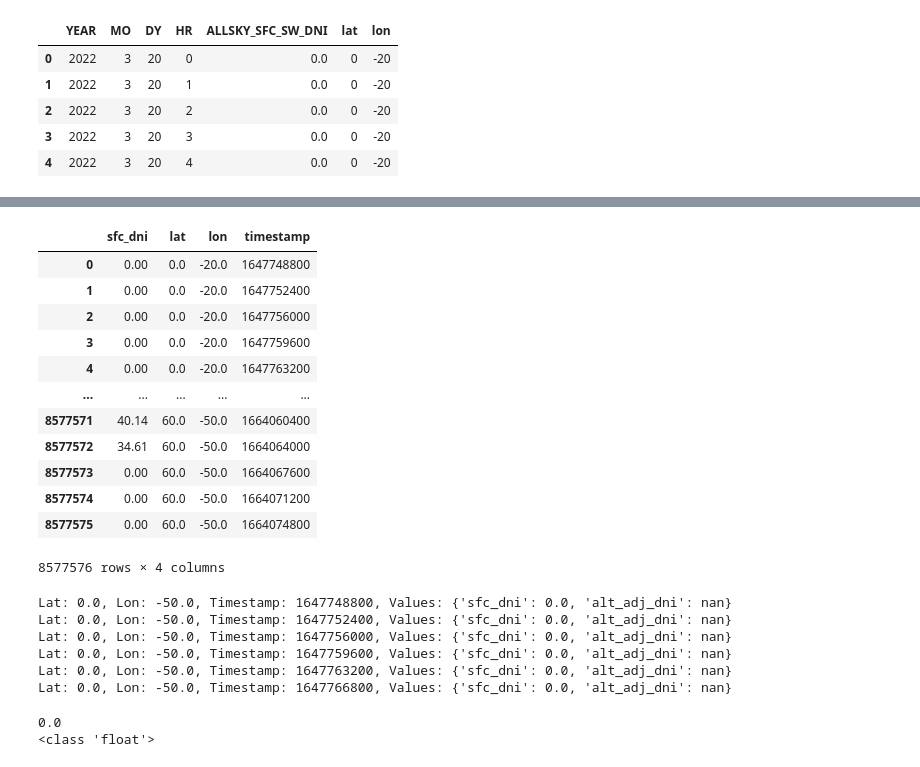
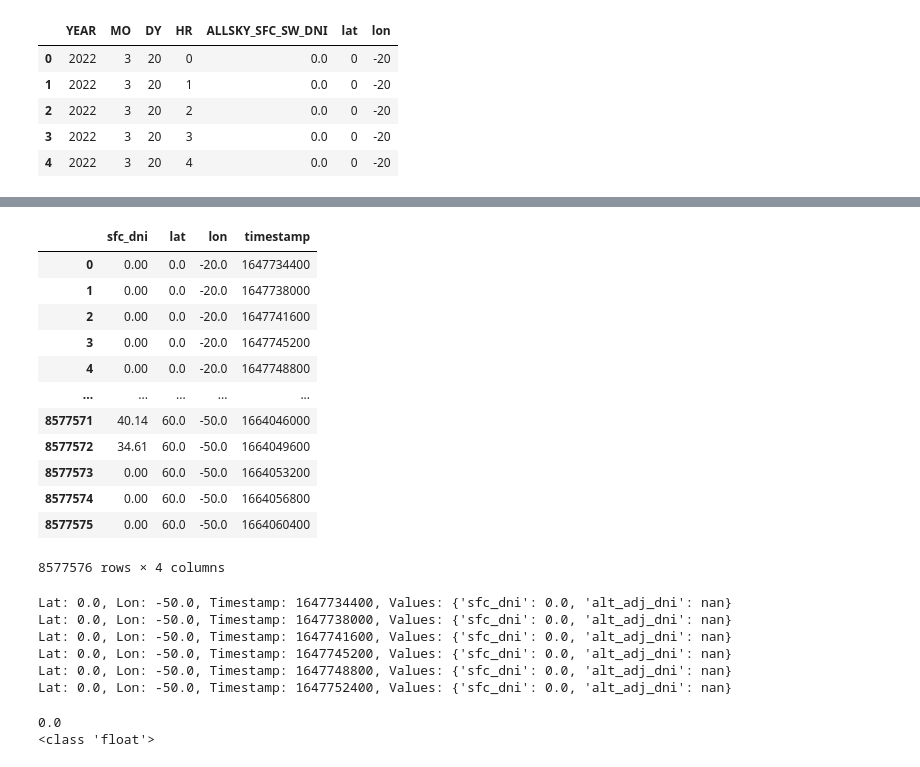
Before and after one commit to aerology-ai/uav-carbon-removal, a Jupyter notebook: solar_irradiance.ipynb, the cells around one changed output, grey strips where cells are left out. Cells and saved outputs as stored; diff of their text form; code cells hidden in the pictures.

```diff
--- a/solar_irradiance.ipynb
+++ b/solar_irradiance.ipynb
@@ -108,29 +109,29 @@ dtype: object
 # %%
 df.rename(columns={'YEAR': 'year', 'MO': 'month', 'DY': 'day', 'HR': 'hour'}, inplace=True)
-df['timestamp'] = pd.to_datetime(df[['year', 'month', 'day', 'hour']])
-df['timestamp'] = df['timestamp'].apply(lambda x: int(time.mktime(x.timetuple())))
+df['timestamp'] = pd.to_datetime(df[['year', 'month', 'day', 'hour']], utc=True)
+df['timestamp'] = df['timestamp'].apply(lambda x: int(x.timestamp()))
 
 df = df.drop(['year', 'month', 'day', 'hour'], axis=1)
 
 # convert lat and lon columns to float
 df['lat'] = df['lat'].astype(float)
 df['lon'] = df['lon'].astype(float)
 
 df.rename(columns={'ALLSKY_SFC_SW_DNI': 'sfc_dni'}, inplace=True)
 df
 # %% [output]
 |  | sfc_dni | lat | lon | timestamp |
-| 0 | 0.00 | 0.0 | -20.0 | 1647748800 |
-| 1 | 0.00 | 0.0 | -20.0 | 1647752400 |
-| 2 | 0.00 | 0.0 | -20.0 | 1647756000 |
-| 3 | 0.00 | 0.0 | -20.0 | 1647759600 |
-| 4 | 0.00 | 0.0 | -20.0 | 1647763200 |
+| 0 | 0.00 | 0.0 | -20.0 | 1647734400 |
+| 1 | 0.00 | 0.0 | -20.0 | 1647738000 |
+| 2 | 0.00 | 0.0 | -20.0 | 1647741600 |
+| 3 | 0.00 | 0.0 | -20.0 | 1647745200 |
+| 4 | 0.00 | 0.0 | -20.0 | 1647748800 |
 | ... | ... | ... | ... | ... |
-| 8577571 | 40.14 | 60.0 | -50.0 | 1664060400 |
-| 8577572 | 34.61 | 60.0 | -50.0 | 1664064000 |
-| 8577573 | 0.00 | 60.0 | -50.0 | 1664067600 |
-| 8577574 | 0.00 | 60.0 | -50.0 | 1664071200 |
-| 8577575 | 0.00 | 60.0 | -50.0 | 1664074800 |
+| 8577571 | 40.14 | 60.0 | -50.0 | 1664046000 |
+| 8577572 | 34.61 | 60.0 | -50.0 | 1664049600 |
+| 8577573 | 0.00 | 60.0 | -50.0 | 1664053200 |
+| 8577574 | 0.00 | 60.0 | -50.0 | 1664056800 |
+| 8577575 | 0.00 | 60.0 | -50.0 | 1664060400 |
 8577576 rows × 4 columns
 # %%
 data_dict = {
@@ -160,12 +161,12 @@ def print_dict_head(data_dict, num_entries=5):
 # Example usage
 print_dict_head(data_dict, 6)
 # %% [output]
+Lat: 0.0, Lon: -50.0, Timestamp: 1647734400, Values: {'sfc_dni': 0.0, 'alt_adj_dni': nan}
+Lat: 0.0, Lon: -50.0, Timestamp: 1647738000, Values: {'sfc_dni': 0.0, 'alt_adj_dni': nan}
+Lat: 0.0, Lon: -50.0, Timestamp: 1647741600, Values: {'sfc_dni': 0.0, 'alt_adj_dni': nan}
+Lat: 0.0, Lon: -50.0, Timestamp: 1647745200, Values: {'sfc_dni': 0.0, 'alt_adj_dni': nan}
 Lat: 0.0, Lon: -50.0, Timestamp: 1647748800, Values: {'sfc_dni': 0.0, 'alt_adj_dni': nan}
 Lat: 0.0, Lon: -50.0, Timestamp: 1647752400, Values: {'sfc_dni': 0.0, 'alt_adj_dni': nan}
-Lat: 0.0, Lon: -50.0, Timestamp: 1647756000, Values: {'sfc_dni': 0.0, 'alt_adj_dni': nan}
-Lat: 0.0, Lon: -50.0, Timestamp: 1647759600, Values: {'sfc_dni': 0.0, 'alt_adj_dni': nan}
-Lat: 0.0, Lon: -50.0, Timestamp: 1647763200, Values: {'sfc_dni': 0.0, 'alt_adj_dni': nan}
-Lat: 0.0, Lon: -50.0, Timestamp: 1647766800, Values: {'sfc_dni': 0.0, 'alt_adj_dni': nan}
 # %%
 # Access the sfc_dni value
 sfc_dni_value = data_dict[0][-50.0][1647752400]['sfc_dni']
```
Also changed, not shown: parts of 15 cells of this notebook.
